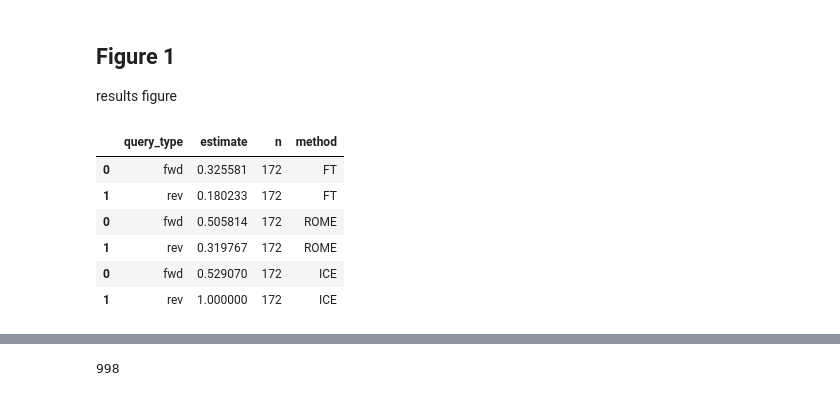
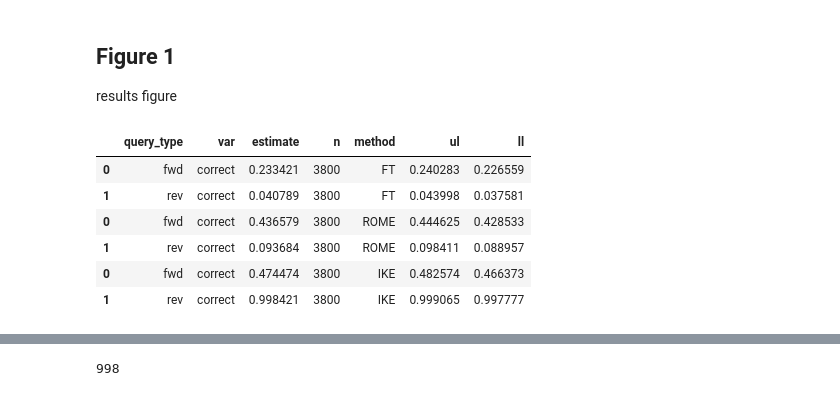
Before and after one commit to derekpowell/EasyEdit, a Jupyter notebook: analysis.ipynb, the cells around one changed output, grey strips where cells are left out. Drawn from its saved outputs; the diff is of its cells as text; code cells hidden in the pictures.

Commit message:
full benchmark run for ROME, IKE, FT

```diff
--- a/analysis.ipynb
+++ b/analysis.ipynb
@@ -165,9 +88,9 @@ def result_table(res, method_name):
     return(out)
 
 
-res_ft = load_result("results/csv/meta-llama-Llama-2-7b-hf-FT.csv")
-res_ice = load_result("results/csv/meta-llama-Llama-2-7b-hf-ICE.csv")
-res_rome = load_result("results/csv/meta-llama-Llama-2-7b-hf-ROME.csv")
+res_ft = load_result("results/csv/meta-llama-Llama-2-7b-hf-FTcatmem-full.csv")
+res_ice = load_result("results/csv/meta-llama-Llama-2-7b-hf-ICEcatmem-full.csv")
+res_rome = load_result("results/csv/meta-llama-Llama-2-7b-hf-ROMEcatmem-full.csv")
 
 table1  = result_table(res_ft, "FT").merge(result_table(res_rome, "ROME")).merge(result_table(res_ice, "IKE"))
 
@@ -196,38 +115,48 @@ results figure
 # %%
 def make_plot_result(res, method_name):
 
     out = (
         res
-        .loc[lambda x: x.edit_type == "category membership"]
-        .loc[lambda x:~x.property.str.startswith("category_membership")]
+        # .loc[lambda x: x.edit_type == "category membership"]
+        .loc[lambda x: ~x.property.str.startswith("category_membership")]
         .loc[lambda x: x.answer_changed == 1]
+        .assign(
+            chance_fwd = lambda d: d.apply(lambda x: 1/len(x.fwd_choices), 1),
+            chance_rev = lambda d: d.apply(lambda x: 1/len(x.rev_choices), 1)
+        )
         .filter(['entity', 'token_type', 'edit', 'correct_fwd', 'correct_rev'])
         .pivot_longer(
                 index = [ 'entity','token_type','edit'],
                 names_to = ('var', 'query_type'),
                 names_sep = '_'
         )
-        .groupby(["query_type"])
+        .groupby(["query_type", "var"])
         .agg(estimate = ("value", "mean"), n = ("value", "count"))
         .assign(method = method_name)
+        .assign(
+            ul = lambda x: x.estimate + np.sqrt(x.estimate * (1 - x.estimate) / x.n),
+            ll = lambda x: x.estimate - np.sqrt(x.estimate * (1 - x.estimate) / x.n)
+            )
         .reset_index()
     )
 
     return(out)
 
-pd.concat(
+fig_df = pd.concat(
     [
         make_plot_result(res_ft, "FT"),
         make_plot_result(res_rome, "ROME"),
-        make_plot_result(res_ice, "ICE")
+        make_plot_result(res_ice, "IKE")
     ]
 
 )
+
+fig_df
 # %% [output]
-|  | query_type | estimate | n | method |
-| 0 | fwd | 0.325581 | 172 | FT |
-| 1 | rev | 0.180233 | 172 | FT |
-| 0 | fwd | 0.505814 | 172 | ROME |
-| 1 | rev | 0.319767 | 172 | ROME |
-| 0 | fwd | 0.529070 | 172 | ICE |
-| 1 | rev | 1.000000 | 172 | ICE |
+|  | query_type | var | estimate | n | method | ul | ll |
+| 0 | fwd | correct | 0.233421 | 3800 | FT | 0.240283 | 0.226559 |
+| 1 | rev | correct | 0.040789 | 3800 | FT | 0.043998 | 0.037581 |
+| 0 | fwd | correct | 0.436579 | 3800 | ROME | 0.444625 | 0.428533 |
+| 1 | rev | correct | 0.093684 | 3800 | ROME | 0.098411 | 0.088957 |
+| 0 | fwd | correct | 0.474474 | 3800 | IKE | 0.482574 | 0.466373 |
+| 1 | rev | correct | 0.998421 | 3800 | IKE | 0.999065 | 0.997777 |
```
Also changed, not shown: parts of 11 cells of this notebook, 1 other file.
